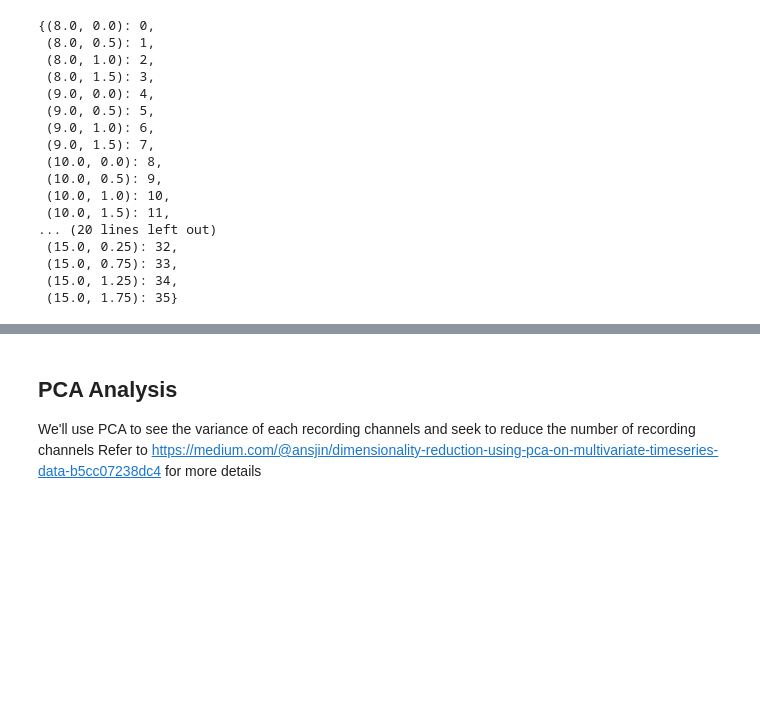
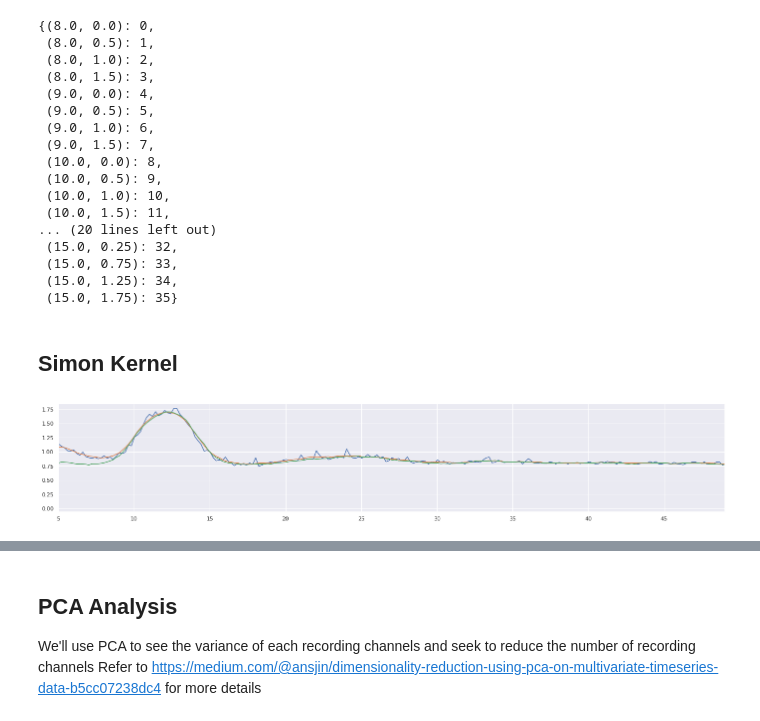
Before and after one commit to NeuroTech-UCSD/Oz-Speller, a Jupyter notebook: notebooks/32_Class_EEGNet.ipynb, the cells around one changed output, grey strips where cells are left out. Cells and saved outputs as stored; diff of their text form; code cells hidden in the pictures; blank space fills up the shorter version.

```diff
--- a/notebooks/32_Class_EEGNet.ipynb
+++ b/notebooks/32_Class_EEGNet.ipynb
@@ -140,3 +159,23 @@ target_idx_tab
  (15.0, 0.75): 33,
  (15.0, 1.25): 34,
  (15.0, 1.75): 35}
+# %% [markdown]
+## Simon Kernel
+# %%
+def smooth(y, box_pts):
+    box = np.ones(box_pts)/box_pts
+    y_smooth = np.convolve(y, box, mode='same')
+    return y_smooth
+freqs = np.linspace(0.0, sampling_frequency / 2, int(isi_duration * 1000))
+psd = 2/int(isi_duration * 1000)*np.abs(fft(eeg_all)[:,:,:,:int(isi_duration * 1000)])
+avg_spectral_variance = psd[:,:,0,:].var(axis=0).mean(axis=0)
+avg_spectral_variance_half = psd[:10,:,0,:].var(axis=0).mean(axis=0)
+plt.figure(figsize=(24, 4))
+ax = plt.subplot()
+ax.set_xlim(5, 49)
+sns.lineplot(x=freqs, y=avg_spectral_variance**(1/3))
+sns.lineplot(x=freqs, y=smooth(avg_spectral_variance,9)**(1/3))
+sns.lineplot(x=freqs, y=smooth(avg_spectral_variance_half,9)**(1/3))
+smooth_avg_spectral_variance = smooth(avg_spectral_variance,9)**(1/3)+0.25
+# %% [output]
+[figure, added]
```
Also changed, not shown: parts of 15 cells of this notebook, 12 other files.
